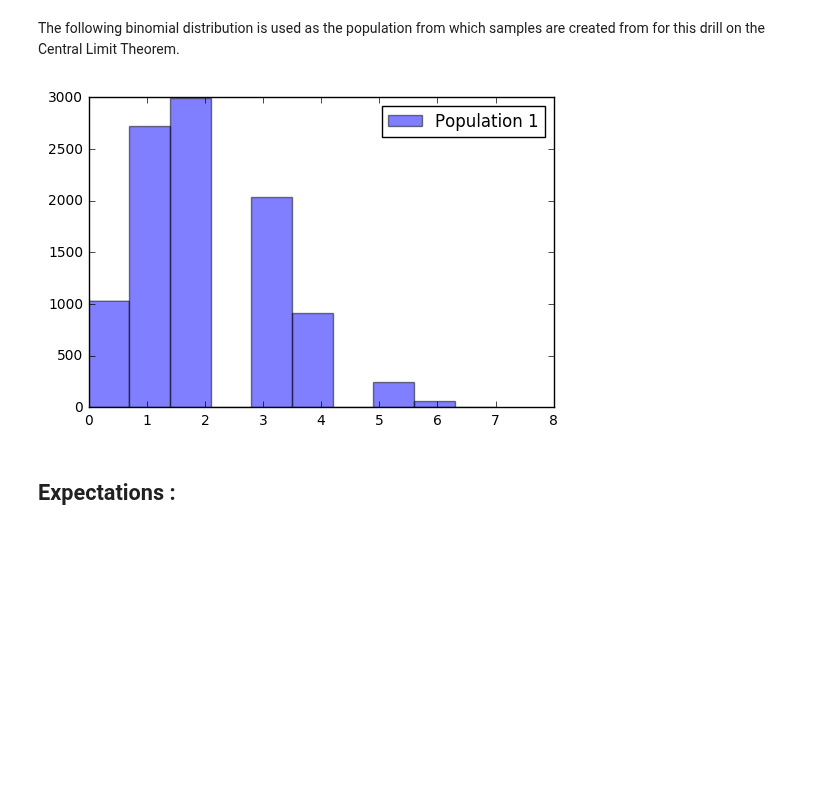
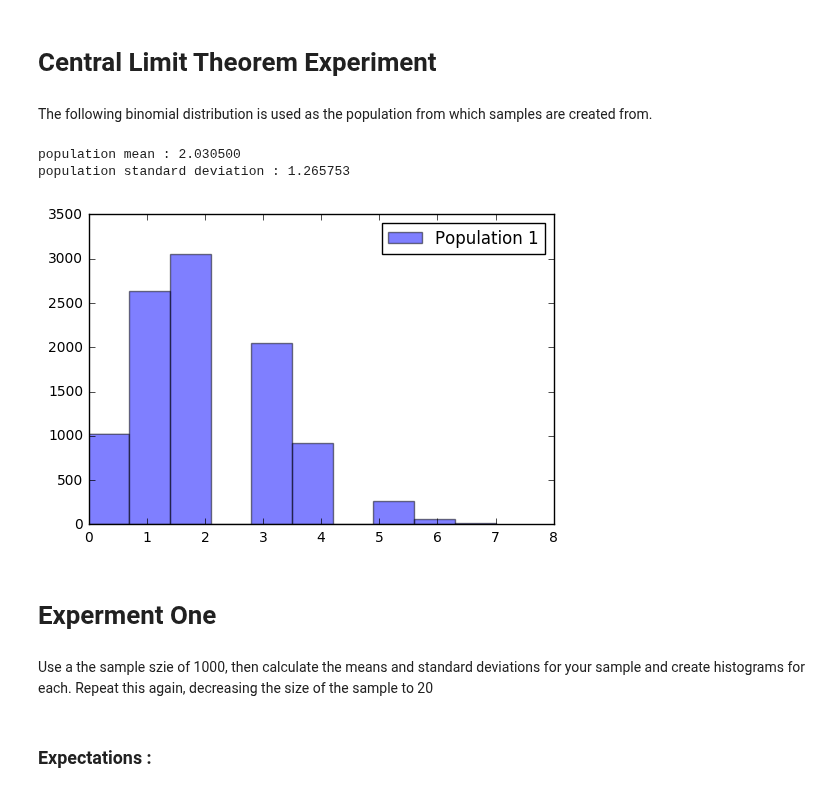
Before and after one commit to 315iah515/Thinkful-Notebooks, a Jupyter notebook: Prep/DRILL_ExploringtheCentralLimitTheorem.ipynb, the cells around one changed output. Cells and saved outputs as stored; diff of their text form; code cells hidden in the pictures; blank space fills up the shorter version.

Commit message:
Completion of experiment 1

```diff
--- a/Prep/DRILL_ExploringtheCentralLimitTheorem.ipynb
+++ b/Prep/DRILL_ExploringtheCentralLimitTheorem.ipynb
@@ -6,14 +6,26 @@ import statistics
 import math
 
 %matplotlib inline
+# %% [markdown]
+# Central Limit Theorem Experiment
 # %% [markdown]
-The following binomial distribution is used as the population from which samples are created from for this drill on the Central Limit Theorem.
+The following binomial distribution is used as the population from which samples are created from.
 # %%
 pop1 = np.random.binomial(10, 0.2, 10000)
+mean = np.mean(pop1)
+sd = np.std(pop1, ddof=1)
+print('population mean : %f' % mean)
+print('population standard deviation : %f' % sd)
 plt.hist(pop1, alpha=0.5, label='Population 1')
 plt.legend(loc='upper right')
 plt.show()
 # %% [output]
+population mean : 2.030500
+population standard deviation : 1.265753
-[figure, old version]
+[figure, new version]
+# %% [markdown]
+# Experment One
+# %% [markdown]
+Use a the sample szie of 1000, then calculate the means and standard deviations for your sample and create histograms for each. Repeat this again, decreasing the size of the sample to 20
 # %% [markdown]
-## Expectations :
+### Expectations :
```
Also changed, not shown: parts of 5 cells of this notebook.
